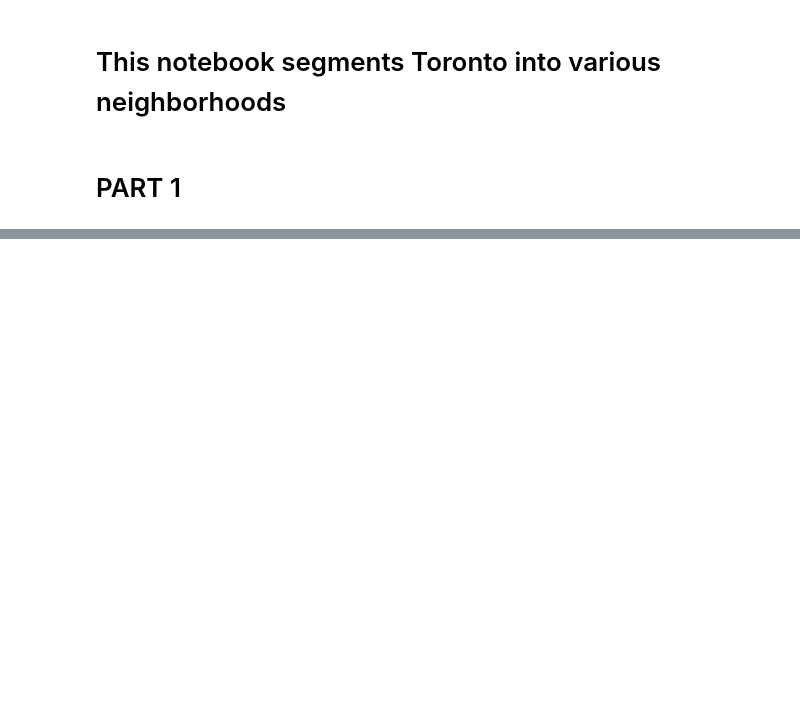
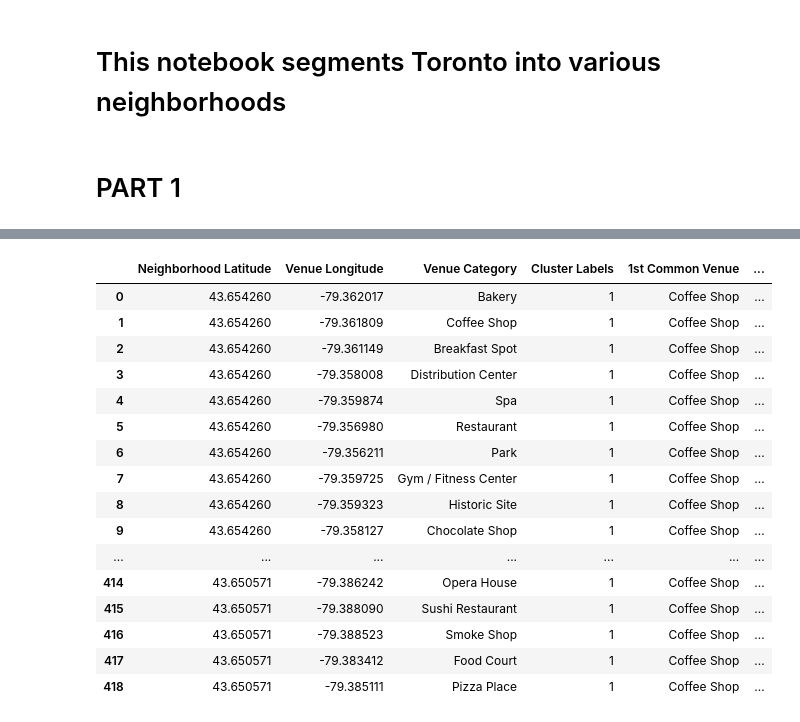
Before and after one commit to toddzs/Coursera_Capstone, a Jupyter notebook: Toronto Neighborhoods.ipynb, the cells around one changed output, grey strips where cells are left out. Cells and saved outputs as stored; diff of their text form; code cells hidden in the pictures; blank space fills up the shorter version.

```diff
--- a/Toronto Neighborhoods.ipynb
+++ b/Toronto Neighborhoods.ipynb
@@ -32,0 +181,7 @@ The shape of the neighborhoods dataframe is: (103, 3)
+# %%
+toronot_places.head()
+toronto_onehot = pd.get_dummies(toronot_places[['Venue Category']], prefix="", prefix_sep="")
+toronto_onehot['Neighborhood'] = toronot_places['Neighborhood']
+toronto_grouped = toronto_onehot.groupby('Neighborhood').mean().reset_index()
+toronto_grouped.head()
+#view the common types of venues for a respective neighborhood
@@ -32,0 +195,21 @@ The shape of the neighborhoods dataframe is: (103, 3)
+# %%
+#use most common venues to help understand main types of venues in the area
+def return_most_common_venues(row, num_top_venues):
+    row_categories = row.iloc[1:]
+    row_categories_sorted = row_categories.sort_values(ascending=False)
+    return row_categories_sorted.index.values[0:num_top_venues]
+num_top_venues = 5
+indicators = ['st', 'nd', 'rd']
+columns = ['Neighborhood']
+for ind in np.arange(num_top_venues):
+    try:
+        columns.append('{}{} Common Venue'.format(ind+1, indicators[ind]))
+    except:
+        columns.append('{}th Common Venue'.format(ind+1))
+neighborhoods_venues_sorted = pd.DataFrame(columns=columns)
+neighborhoods_venues_sorted['Neighborhood'] = toronto_grouped['Neighborhood']
+
+for ind in np.arange(toronto_grouped.shape[0]):
+    neighborhoods_venues_sorted.iloc[ind, 1:] = return_most_common_venues(toronto_grouped.iloc[ind, :], num_top_venues)
+
+neighborhoods_venues_sorted.head()
@@ -32,0 +223,11 @@ The shape of the neighborhoods dataframe is: (103, 3)
+# %%
+#cluster the neighborhoods
+k = 10
+toronto_clustering = toronto_grouped.drop('Neighborhood', 1)
+kmeans = KMeans(n_clusters=k, random_state=0).fit(toronto_clustering)
+#comment out adding in clust labels to avoid errors when re-running code, uncomment if needed
+#neighborhoods_venues_sorted.insert(0, 'Cluster Labels', kmeans.labels_)
+
+#add the lat and long for mapping to the clusterd neighborhoods
+toronot_places = toronot_places.join(neighborhoods_venues_sorted.set_index('Neighborhood'), on='Neighborhood')
+toronot_places.head()
@@ -32,0 +256,22 @@ The shape of the neighborhoods dataframe is: (103, 3)
+# %%
+#most common clusters in toronto are labels 1,4 - this can bee seen by the counts above and the maps below
+#view their features to undestand what is so common
+toronot_places.loc[toronot_places['Cluster Labels'] == 1, toronot_places.columns[[1] + list(range(5, toronot_places.shape[1]))]]
+# %% [output]
+|  | Neighborhood Latitude | Venue Longitude | Venue Category | Cluster Labels | 1st Common Venue | ... |
+| 0 | 43.654260 | -79.362017 | Bakery | 1 | Coffee Shop | ... |
+| 1 | 43.654260 | -79.361809 | Coffee Shop | 1 | Coffee Shop | ... |
+| 2 | 43.654260 | -79.361149 | Breakfast Spot | 1 | Coffee Shop | ... |
+| 3 | 43.654260 | -79.358008 | Distribution Center | 1 | Coffee Shop | ... |
+| 4 | 43.654260 | -79.359874 | Spa | 1 | Coffee Shop | ... |
+| 5 | 43.654260 | -79.356980 | Restaurant | 1 | Coffee Shop | ... |
+| 6 | 43.654260 | -79.356211 | Park | 1 | Coffee Shop | ... |
+| 7 | 43.654260 | -79.359725 | Gym / Fitness Center | 1 | Coffee Shop | ... |
+| 8 | 43.654260 | -79.359323 | Historic Site | 1 | Coffee Shop | ... |
+| 9 | 43.654260 | -79.358127 | Chocolate Shop | 1 | Coffee Shop | ... |
+| ... | ... | ... | ... | ... | ... | ... |
+| 414 | 43.650571 | -79.386242 | Opera House | 1 | Coffee Shop | ... |
+| 415 | 43.650571 | -79.388090 | Sushi Restaurant | 1 | Coffee Shop | ... |
+| 416 | 43.650571 | -79.388523 | Smoke Shop | 1 | Coffee Shop | ... |
+| 417 | 43.650571 | -79.383412 | Food Court | 1 | Coffee Shop | ... |
+| 418 | 43.650571 | -79.385111 | Pizza Place | 1 | Coffee Shop | ... |
```
Also changed, not shown: parts of 15 cells of this notebook.
